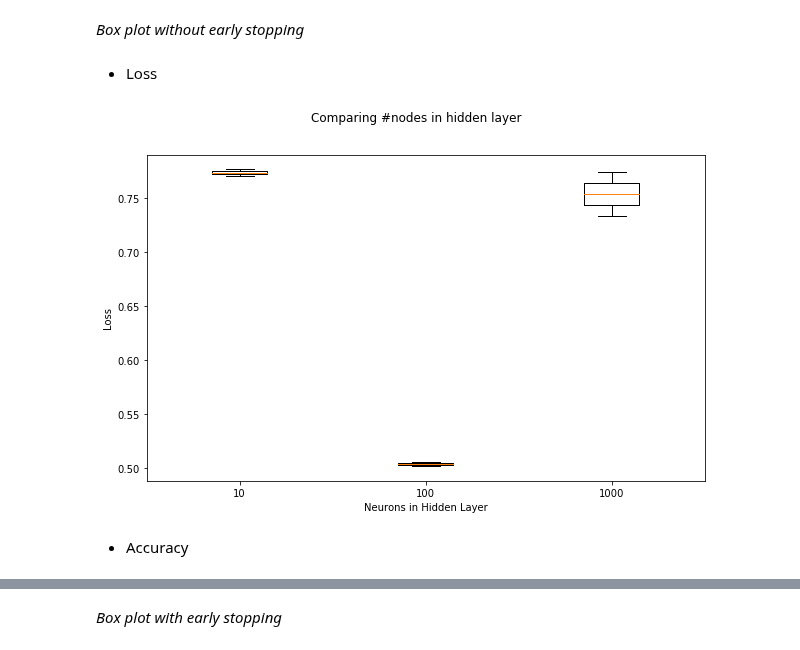
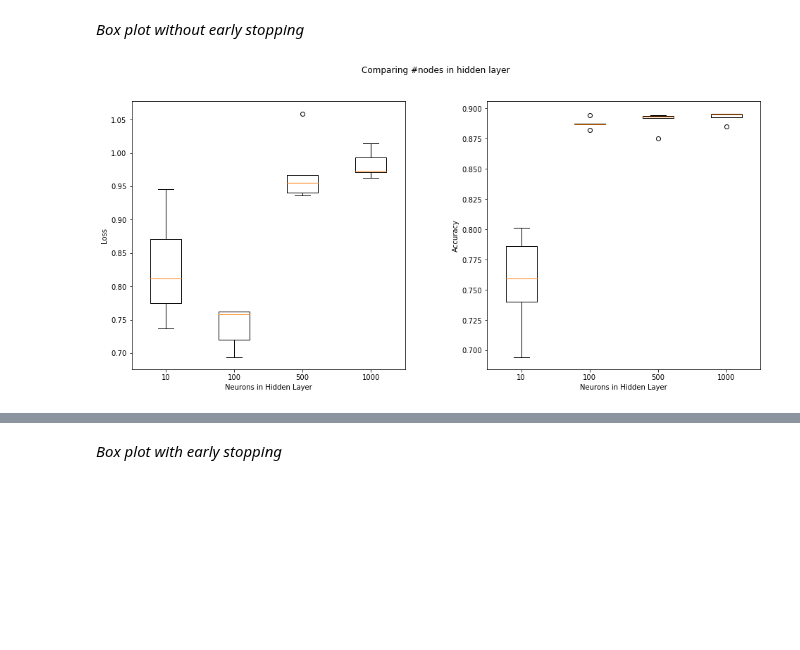
Before and after one commit to denngan/ann, a Jupyter notebook: miniproject1/miniproject1.ipynb, the cells around one changed output, grey strips where cells are left out. Saved outputs shown, nothing was run; the diff lists cells and outputs as text; code cells hidden in the pictures; blank space fills up the shorter version.

```diff
--- a/miniproject1/miniproject1.ipynb
+++ b/miniproject1/miniproject1.ipynb
@@ -152,8 +152,22 @@ def plot_comparison(histories, optimizers, title):
     return fig
 
 def box_plot(data, title, labels, model_labels):
-    fig = plt.figure()
+    '''
+    Function to plot a Box Plot
+    :param data - List with loss and accuracy data ([0] and [1])
+    :param title - Plot title
+    :param labels - List with axis labels
+    :param model_labels - List with model labels
+    '''
+    fig, (ax1, ax2) = plt.subplots(1, 2, figsize=(16,7))
     fig.suptitle(title)
-    plt.xlabel(labels[0])
-    plt.ylabel(labels[1])
-    plt.boxplot(data, labels = model_labels)
+    # set labels
+    ax1.set_xlabel(labels[0])
+    ax2.set_xlabel(labels[0])
+    ax1.set_ylabel(labels[1])
+    ax2.set_ylabel(labels[2])
+    # adjust size
+    fig.subplots_adjust(wspace=0.3)
+    # plotting...
+    ax1.boxplot(data[0], labels = model_labels)
+    ax2.boxplot(data[1], labels = model_labels)
@@ -640,11 +663,8 @@ _________________________________________________________________
 We express the variability due to different initial conditions with the following Box Plots:
 # %% [markdown]
 *Box plot without early stopping*
-# %% [markdown]
-- Loss
 # %%
-box_plot(loss_per_model, 'Comparing #nodes in hidden layer', ['Neurons in Hidden Layer','Loss'], ['10', '100', '1000'])
+box_plot([loss_per_model, acc_per_model], 'Comparing #nodes in hidden layer',
+         ['Neurons in Hidden Layer','Loss', 'Accuracy'], ['10', '100', '500','1000'])
 # %% [output]
-[figure, old version]
+[figure, new version]
-# %% [markdown]
-- Accuracy
```
Also changed, not shown: parts of 13 cells of this notebook.
